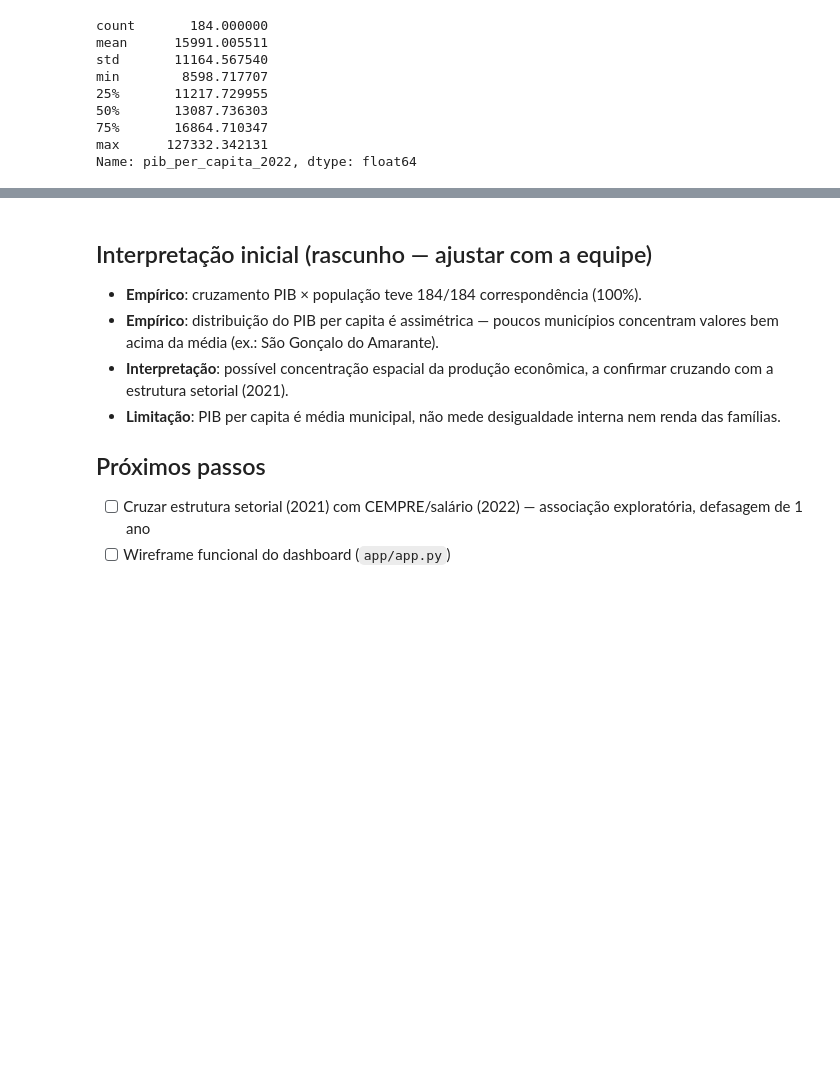
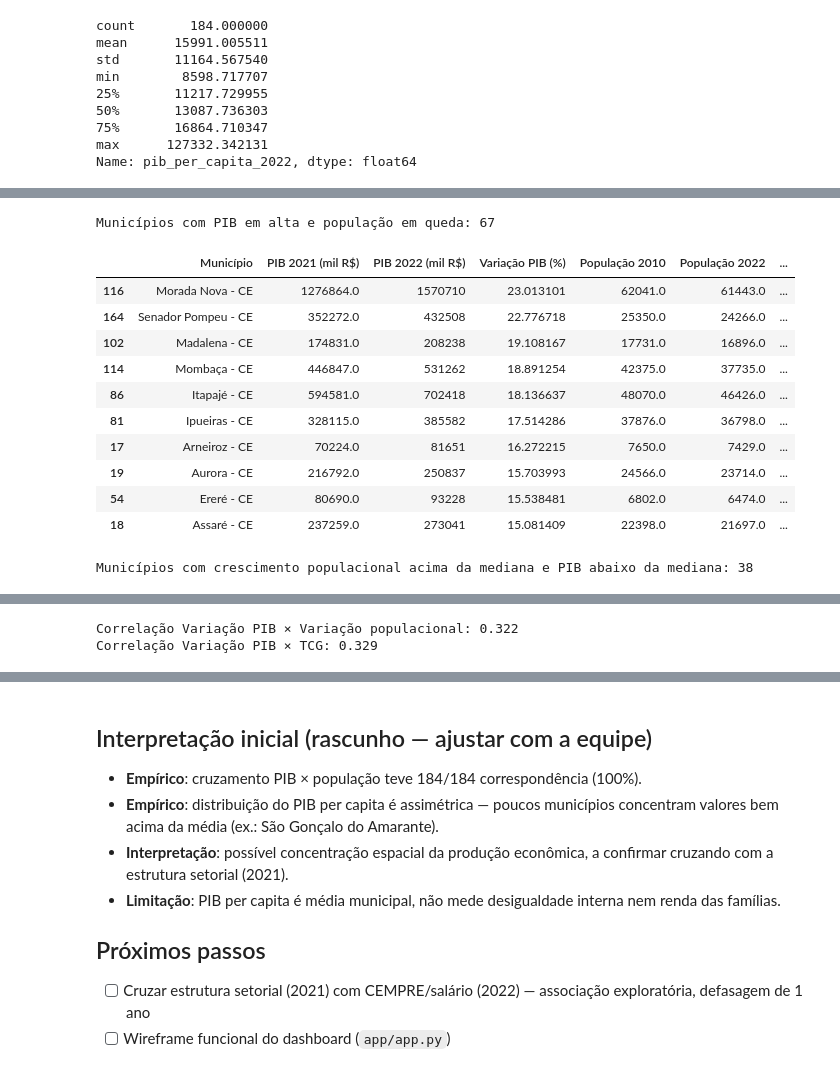
Before and after one commit to kauesombra/ProjetoBanco-de-Dados, a Jupyter notebook: notebooks/01_carga_e_diagnostico.ipynb, the cells around one changed output, grey strips where cells are left out. Saved outputs shown, nothing was run; the diff lists cells and outputs as text; code cells hidden in the pictures; blank space fills up the shorter version.

```diff
--- a/notebooks/01_carga_e_diagnostico.ipynb
+++ b/notebooks/01_carga_e_diagnostico.ipynb
@@ -243,0 +338,40 @@ Municípios na malha: 184 | sem PIB per capita: 0 | sem salário médio: 0
+# %%
+# 5) Relação entre crescimento econômico e crescimento populacional
+mediana_var_pib = tabela_pib_populacao["Variação PIB (%)"].median()
+mediana_var_pop = tabela_pib_populacao["Variação populacional (%)"].median()
+
+pib_sobe_pop_cai = tabela_pib_populacao[
+    (tabela_pib_populacao["Variação PIB (%)"] > 0) & (tabela_pib_populacao["Variação populacional (%)"] < 0)
+].sort_values("Variação PIB (%)", ascending=False)
+
+pop_sobe_pib_abaixo_mediana = tabela_pib_populacao[
+    (tabela_pib_populacao["Variação populacional (%)"] > mediana_var_pop)
+    & (tabela_pib_populacao["Variação PIB (%)"] < mediana_var_pib)
+].sort_values("Variação populacional (%)", ascending=False)
+
+print(f"Municípios com PIB em alta e população em queda: {len(pib_sobe_pop_cai)}")
+display(pib_sobe_pop_cai.head(10))
+
+print(f"\nMunicípios com crescimento populacional acima da mediana e PIB abaixo da mediana: {len(pop_sobe_pib_abaixo_mediana)}")
+display(pop_sobe_pib_abaixo_mediana.head(10))
+
+# 6) Correlação entre os indicadores
+corr_pib_pop = tabela_pib_populacao["Variação PIB (%)"].corr(tabela_pib_populacao["Variação populacional (%)"])
+corr_pib_tcg = tabela_pib_populacao["Variação PIB (%)"].corr(tabela_pib_populacao["TCG (%)"])
+
+print(f"\nCorrelação Variação PIB × Variação populacional: {corr_pib_pop:.3f}")
+print(f"Correlação Variação PIB × TCG: {corr_pib_tcg:.3f}")
+# %% [output]
+Municípios com PIB em alta e população em queda: 67
+|  | Município | PIB 2021 (mil R$) | PIB 2022 (mil R$) | Variação PIB (%) | População 2010 | População 2022 | ... |
+| 116 | Morada Nova - CE | 1276864.0 | 1570710 | 23.013101 | 62041.0 | 61443.0 | ... |
+| 164 | Senador Pompeu - CE | 352272.0 | 432508 | 22.776718 | 25350.0 | 24266.0 | ... |
+| 102 | Madalena - CE | 174831.0 | 208238 | 19.108167 | 17731.0 | 16896.0 | ... |
+| 114 | Mombaça - CE | 446847.0 | 531262 | 18.891254 | 42375.0 | 37735.0 | ... |
+| 86 | Itapajé - CE | 594581.0 | 702418 | 18.136637 | 48070.0 | 46426.0 | ... |
+| 81 | Ipueiras - CE | 328115.0 | 385582 | 17.514286 | 37876.0 | 36798.0 | ... |
+| 17 | Arneiroz - CE | 70224.0 | 81651 | 16.272215 | 7650.0 | 7429.0 | ... |
+| 19 | Aurora - CE | 216792.0 | 250837 | 15.703993 | 24566.0 | 23714.0 | ... |
+| 54 | Ereré - CE | 80690.0 | 93228 | 15.538481 | 6802.0 | 6474.0 | ... |
+| 18 | Assaré - CE | 237259.0 | 273041 | 15.081409 | 22398.0 | 21697.0 | ... |
+Municípios com crescimento populacional acima da mediana e PIB abaixo da mediana: 38
@@ -243,0 +389,2 @@ Municípios na malha: 184 | sem PIB per capita: 0 | sem salário médio: 0
+Correlação Variação PIB × Variação populacional: 0.322
+Correlação Variação PIB × TCG: 0.329
```
Also changed, not shown: parts of 5 cells of this notebook, 1 other file.
